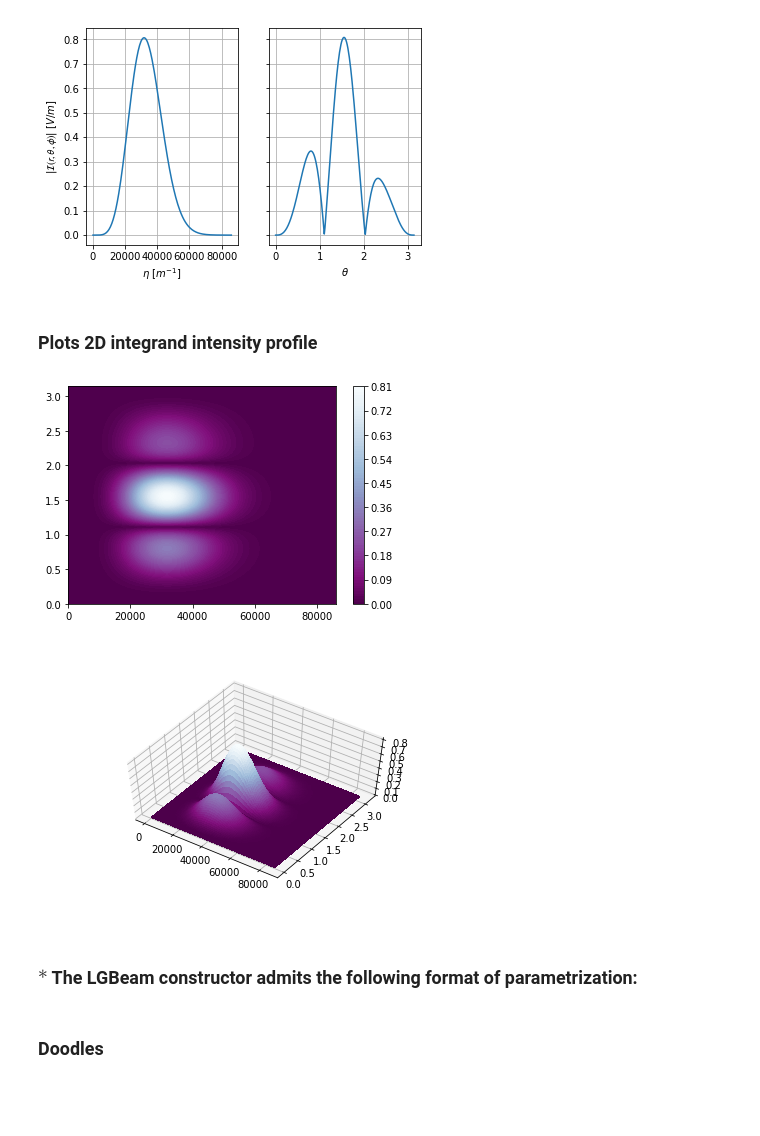
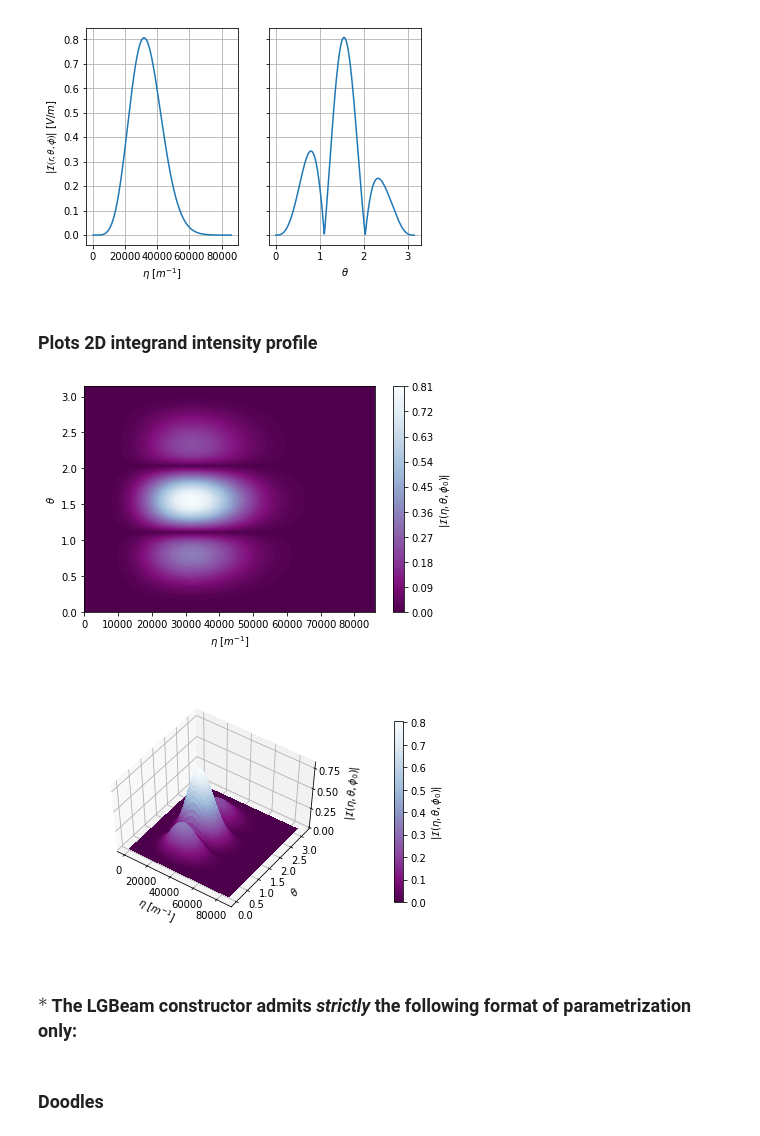
Before and after one commit to LVotto/jupylgbeams_lens, a Jupyter notebook: FocusedLGBeams.ipynb, the cells around one changed output. Cells and saved outputs as stored; diff of their text form; code cells hidden in the pictures; blank space fills up the shorter version.

Commit message:
Label graphs

```diff
--- a/FocusedLGBeams.ipynb
+++ b/FocusedLGBeams.ipynb
@@ -174,6 +176,8 @@ axes[1].plot(ts, ints2)
 plt.show()
 # %% [output]
 [figure]
+# %% [markdown]
+### Plots 2D integrand intensity profile
 # %%
 delta = .09
 max_u = lgbeam.k * lgbeam.na * delta
@@ -186,17 +190,20 @@ def tinteg(u, t):
 tinteg = np.frompyfunc(tinteg, 2, 1)
 
 integrand = tinteg(uu, tt)
-# %% [markdown]
-### Plots 2D integrand intensity profile
 # %%
 cname = "BuPu_r"
 
-plt.contourf(us, ts, integrand, 100, cmap=cname)
-plt.xlabel = "aaa"
-plt.colorbar()
+fig = plt.figure()
+ax = fig.add_subplot(111)
+
+mappable = ax.contourf(us, ts, integrand, 100, cmap=cname)
+ax.set_xlabel("$\eta\ [m^{-1}]$")
+ax.set_ylabel("$\\theta$")
+cbar = fig.colorbar(mappable)
+cbar.ax.set_ylabel("$|\\mathcal{I}(\\eta, \\theta, \\phi_0)|$")
 plt.show()
 # %% [output]
-[figure, old version]
+[figure, new version]
 # %%
 from mpl_toolkits.mplot3d import Axes3D
 from matplotlib import rcParams
@@ -205,19 +212,22 @@ rcParams.update({"figure.autolayout": True})
 fig = plt.figure()
 ax = fig.add_subplot(111, projection='3d')
 
-ax.plot_surface(uu, tt, integrand, cmap='BuPu_r',
+surf = ax.plot_surface(uu, tt, integrand, cmap=cname,
                 rcount=100, ccount=100, shade=True,
                 linewidth=0, antialiased=False)
-# plt.show()
-ax.view_init(60, -55)
+ax.locator_params(axis='z', nbins=4)
+ax.view_init(55, -55)
 ax.dist = 13
-#plt.tight_layout()
-# plt.colorbar(ax)
+ax.set_xlabel("$\\eta\\ [m^{-1}]$", labelpad=13)
+ax.set_ylabel("$\\theta$", labelpad=12)
+ax.set_zlabel("$|\\mathcal{I}(\\eta, \\theta, \\phi_0)|$", labelpad=11)
+cbar = fig.colorbar(surf, ax=ax, orientation="vertical", shrink=.68)
+cbar.ax.set_ylabel("$|\\mathcal{I}(\\eta, \\theta, \\phi_0)|$")
 plt.show()
 # %% [output]
-[figure, old version]
+[figure, new version]
 # %% [markdown]
-### $*$ The LGBeam constructor admits the following format of parametrization:
+### $*$ The LGBeam constructor admits <i>strictly</i> the following format of parametrization only:
 # %%
 parameters = {
     "p": 0,
```
Also changed, not shown: parts of 3 cells of this notebook.
